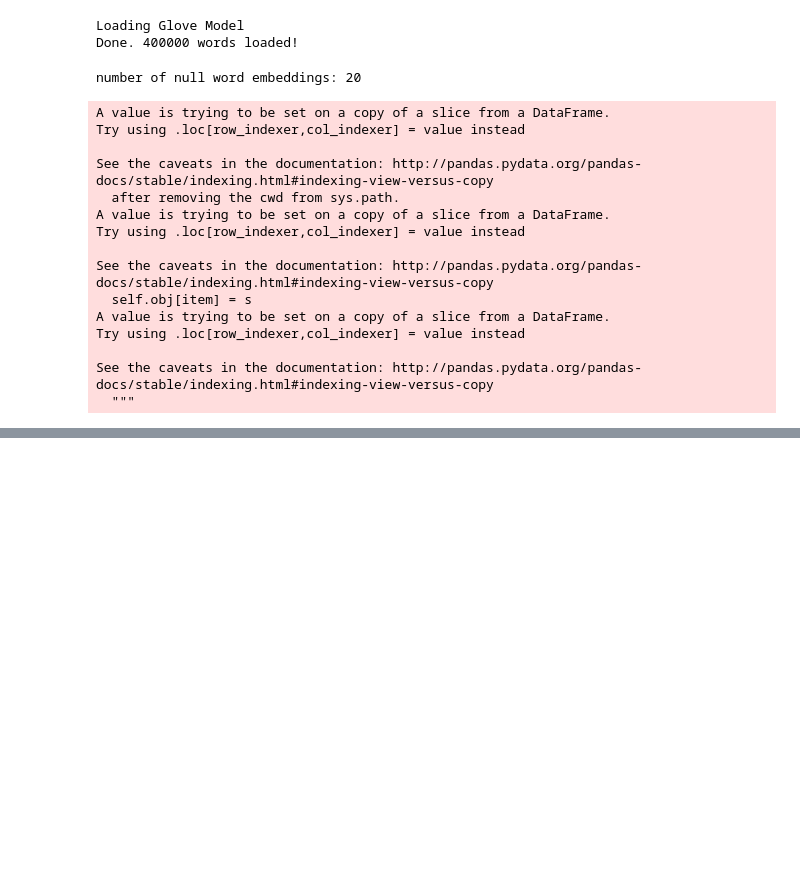
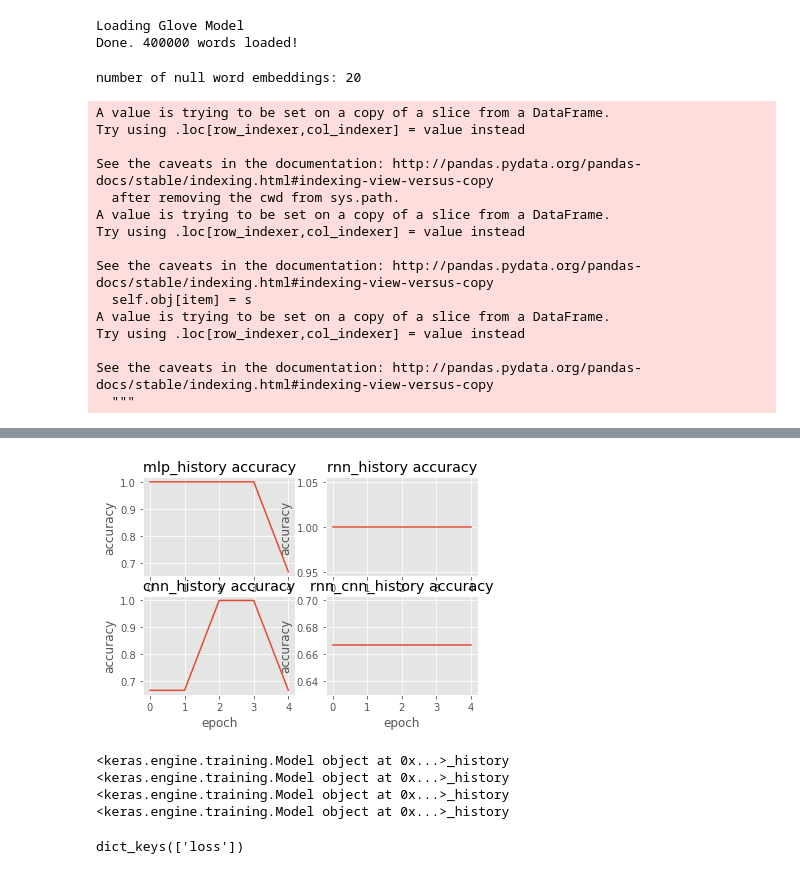
Before and after one commit to yiaktan/NLP-Stock-Prediction, a Jupyter notebook: Data Collection & PreProcessing.ipynb, the cells around one changed output, grey strips where cells are left out. Cells and saved outputs as stored; diff of their text form; code cells hidden in the pictures; blank space fills up the shorter version.

Commit message:
with aux inputs

```diff
--- a/Data Collection & PreProcessing.ipynb
+++ b/Data Collection & PreProcessing.ipynb
@@ -603,8 +606,8 @@ def build_model(output_classes,architecture,aux_shape=aux_shape,vocab_size=vocab
     x = Dense(64, activation='relu')(x)
     x = Dense(64, activation='relu')(x)
     main_output = Dense(output_classes, activation='sigmoid', name='main_output')(x)
-    model = Model(inputs=[main_input, auxiliary_input], outputs=[main_output])
+    model = Model(inputs=[main_input, auxiliary_input], outputs=[main_output],name=architecture)
 
     #sgd = SGD(lr=0.01, decay=1e-6, momentum=0.9, nesterov=True)
-    model.compile('adam', 'categorical_crossentropy')
+    model.compile('adam', 'categorical_crossentropy',metrics=['accuracy'])
     return model
@@ -637,0 +614,6 @@ TypeError: Unrecognized keyword arguments: {'cv': StratifiedShuffleSplit(n_split
+# %%
+mlp = build_model(2,"mlp")
+rnn = build_model(2,"rnn")
+cnn = build_model(2,"cnn")
+rnn_cnn = build_model(2,"rnn_cnn")
+models = [mlp,rnn,cnn,rnn_cnn]
@@ -637,0 +624,7 @@ TypeError: Unrecognized keyword arguments: {'cv': StratifiedShuffleSplit(n_split
+# %%
+epochs = 5
+batch_size = 128
+model_dict = dict()
+for model in models:
+    print(model.name)
+    model_dict["{}_history".format(model.name)] = model.fit([docs_train,X_train],y_train,batch_size=batch_size,epochs=epochs,verbose=1)
@@ -637,0 +649,27 @@ TypeError: Unrecognized keyword arguments: {'cv': StratifiedShuffleSplit(n_split
+# %%
+plots = 1
+for model, history in model_dict.items():
+    plt.subplot(2,2,plots)
+    plt.plot(history.history['acc'])
+    #plt.plot(history.history['val_acc'])
+    plt.title('{} accuracy'.format(model))
+    plt.ylabel('accuracy')
+    plt.xlabel('epoch')
+    plots += 1
+#plt.legend(['train', 'test'], loc='upper left')
+plt.show()
+# summarize history for loss
+# %% [output]
+[figure, added]
+# %%
+for model in model_dict.keys():
+    print(model)
+# %% [output]
+<keras.engine.training.Model object at 0x...>_history
+<keras.engine.training.Model object at 0x...>_history
+<keras.engine.training.Model object at 0x...>_history
+<keras.engine.training.Model object at 0x...>_history
+# %%
+rnn_history.history.keys()
+# %% [output]
+dict_keys(['loss'])
```
Also changed, not shown: parts of 8 cells of this notebook.
